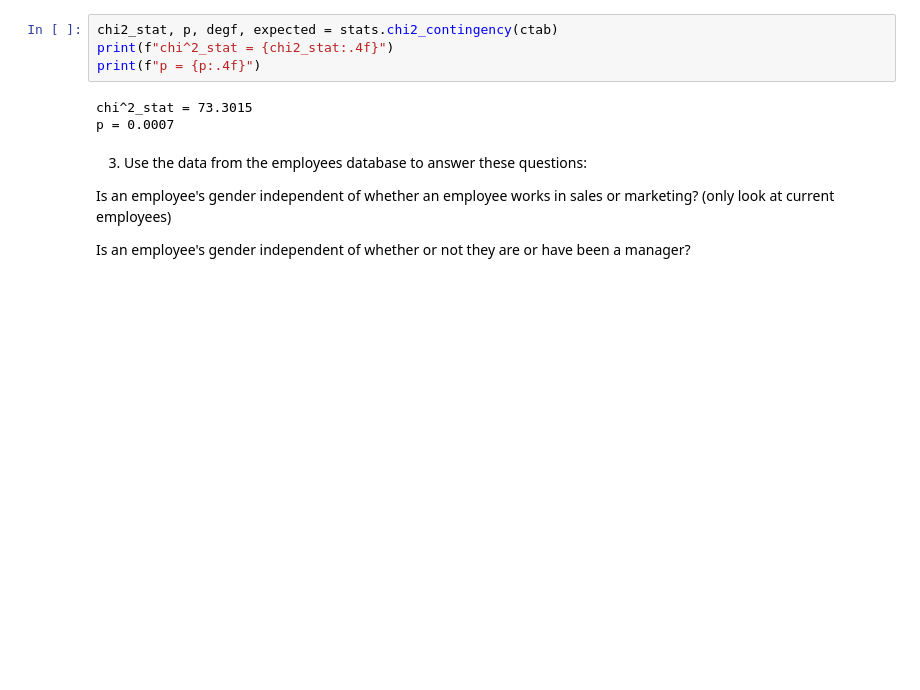
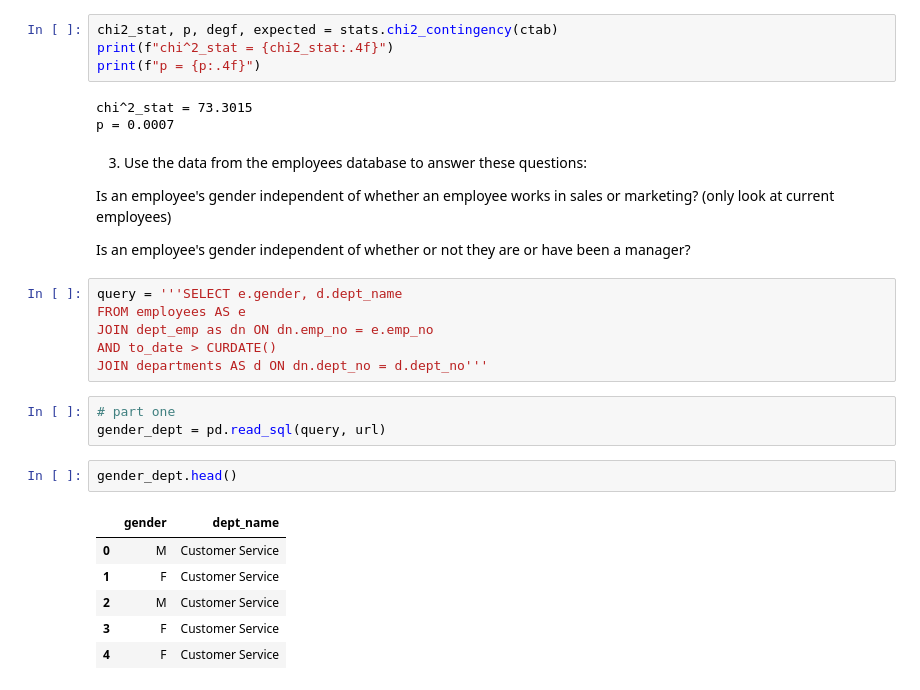
Before and after one commit to KristineCabanela/statistics-exercises, a Jupyter notebook: hypothesis_testing.ipynb, the cells around one changed output. Cells and saved outputs as stored; diff of their text form; blank space fills up the shorter version.

```diff
--- a/hypothesis_testing.ipynb
+++ b/hypothesis_testing.ipynb
@@ -274,3 +322,21 @@ p = 0.0007
 Is an employee's gender independent of whether an employee works in sales or marketing? (only look at current employees)
 
 Is an employee's gender independent of whether or not they are or have been a manager?
+# %%
+query = '''SELECT e.gender, d.dept_name
+FROM employees AS e
+JOIN dept_emp as dn ON dn.emp_no = e.emp_no
+AND to_date > CURDATE()
+JOIN departments AS d ON dn.dept_no = d.dept_no'''
+# %%
+# part one
+gender_dept = pd.read_sql(query, url)
+# %%
+gender_dept.head()
+# %% [output]
+|  | gender | dept_name |
+| 0 | M | Customer Service |
+| 1 | F | Customer Service |
+| 2 | M | Customer Service |
+| 3 | F | Customer Service |
+| 4 | F | Customer Service |
```
Also changed, not shown: parts of 30 cells of this notebook.
